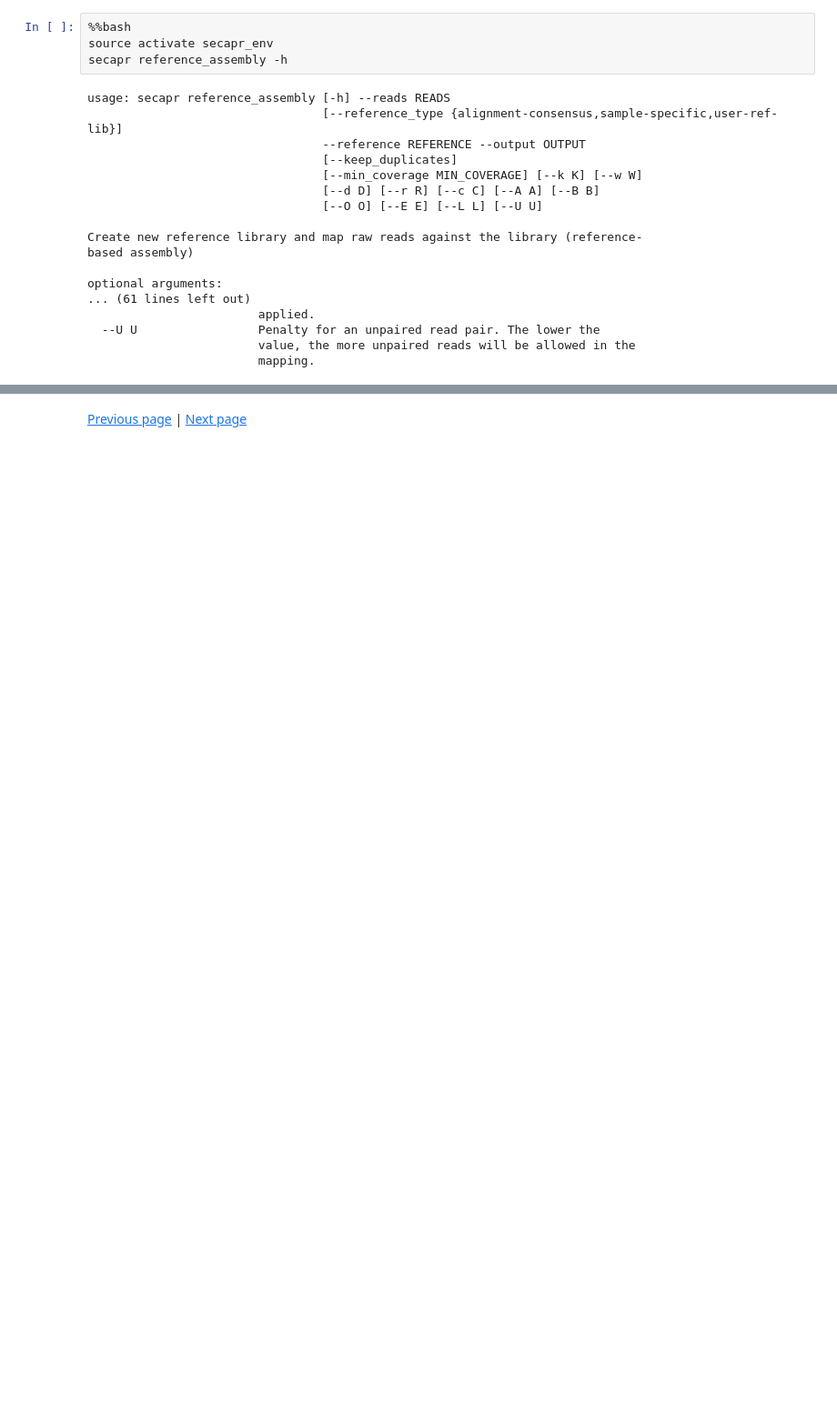
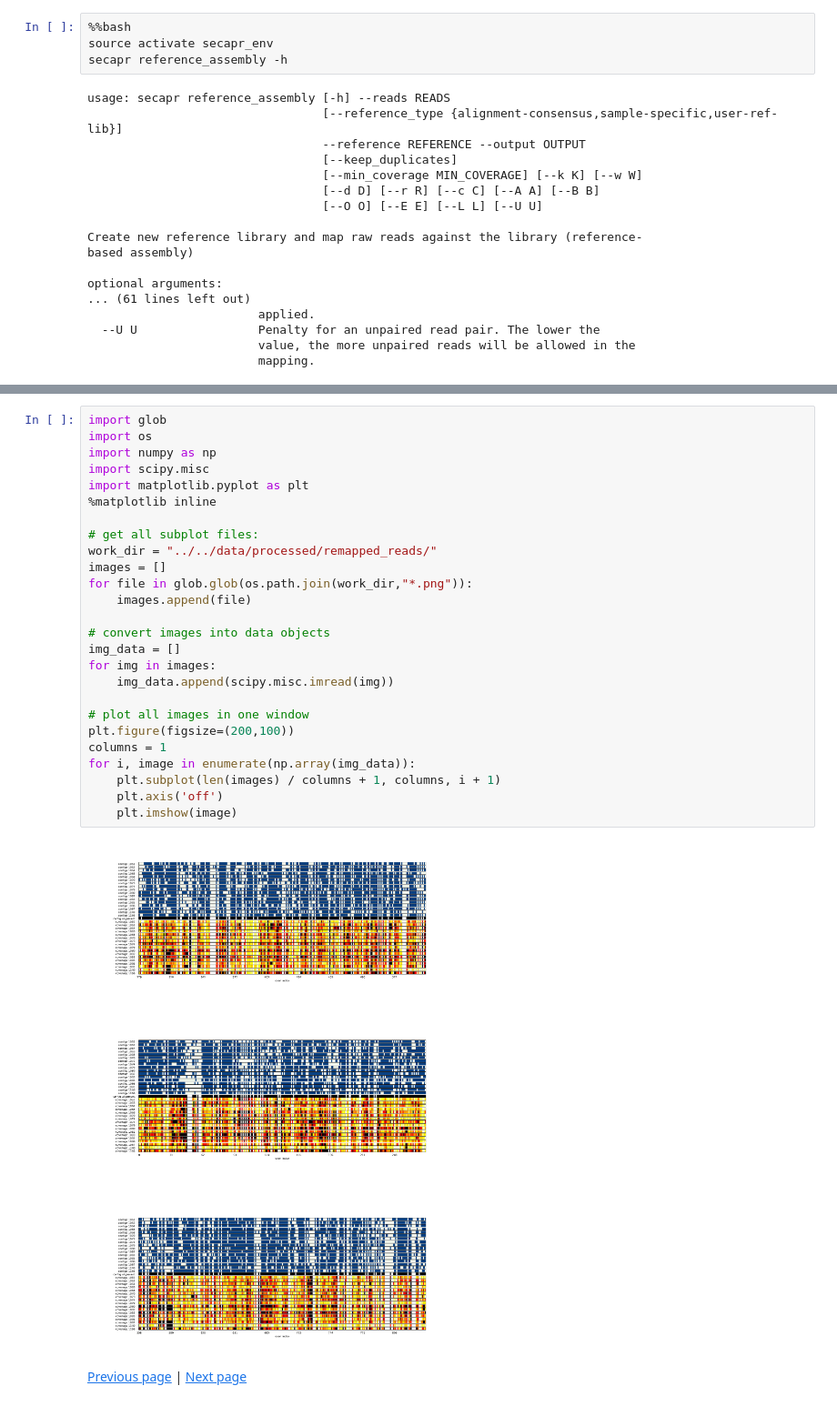
Before and after one commit to AntonelliLab/seqcap_processor, a Jupyter notebook: docs/notebook/reference_assembly.ipynb, the cells around one changed output, grey strips where cells are left out. Shown at 91% size. Drawn from its saved outputs; the diff is of its cells as text; blank space fills up the shorter version.

```diff
--- a/docs/notebook/reference_assembly.ipynb
+++ b/docs/notebook/reference_assembly.ipynb
@@ -54,2 +94,30 @@ Once you are satisfied with the results of the reference-based assembly, you can
+# %%
+import glob
+import os
+import numpy as np
+import scipy.misc
+import matplotlib.pyplot as plt
+%matplotlib inline
+
+# get all subplot files:
+work_dir = "../../data/processed/remapped_reads/"
+images = []
+for file in glob.glob(os.path.join(work_dir,"*.png")):
+    images.append(file)
+
+# convert images into data objects
+img_data = []
+for img in images:
+    img_data.append(scipy.misc.imread(img))
+
+# plot all images in one window
+plt.figure(figsize=(200,100))
+columns = 1
+for i, image in enumerate(np.array(img_data)):
+    plt.subplot(len(images) / columns + 1, columns, i + 1)
+    plt.axis('off')
+    plt.imshow(image)
+# %% [output]
+[figure, added]
 # %% [markdown]
 [Previous page](align_contigs.ipynb) | [Next page](locus_selection.ipynb)
```
Also changed, not shown: parts of 8 cells of this notebook, 8 other files.
